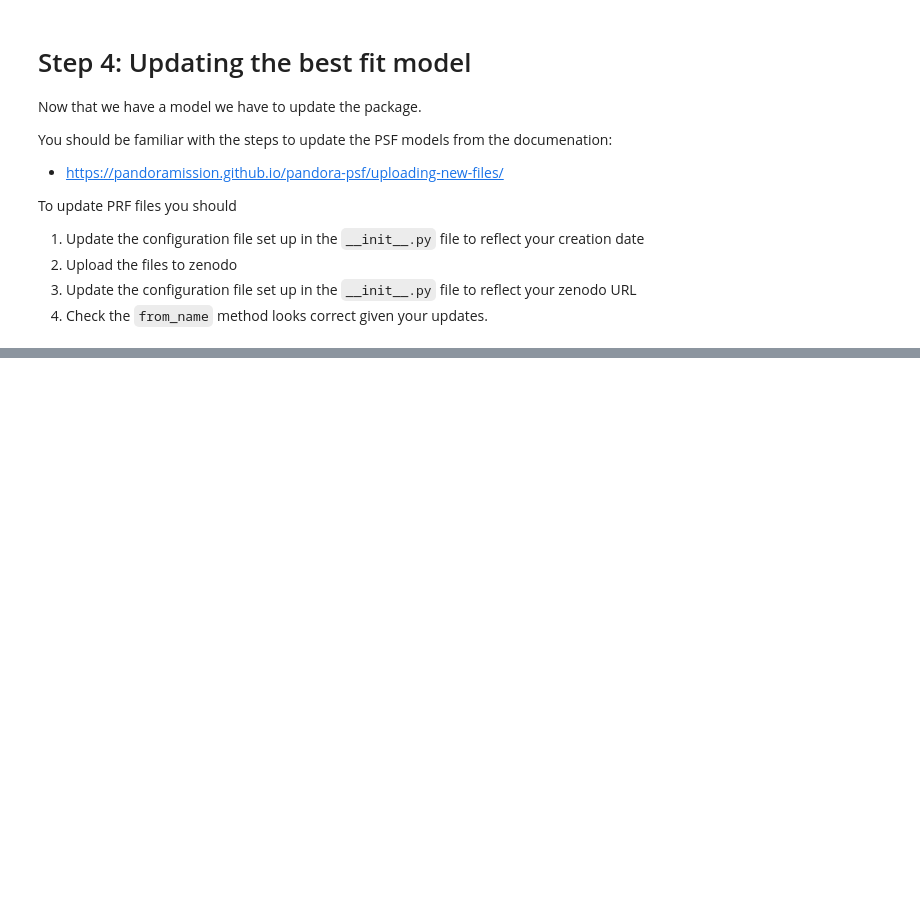
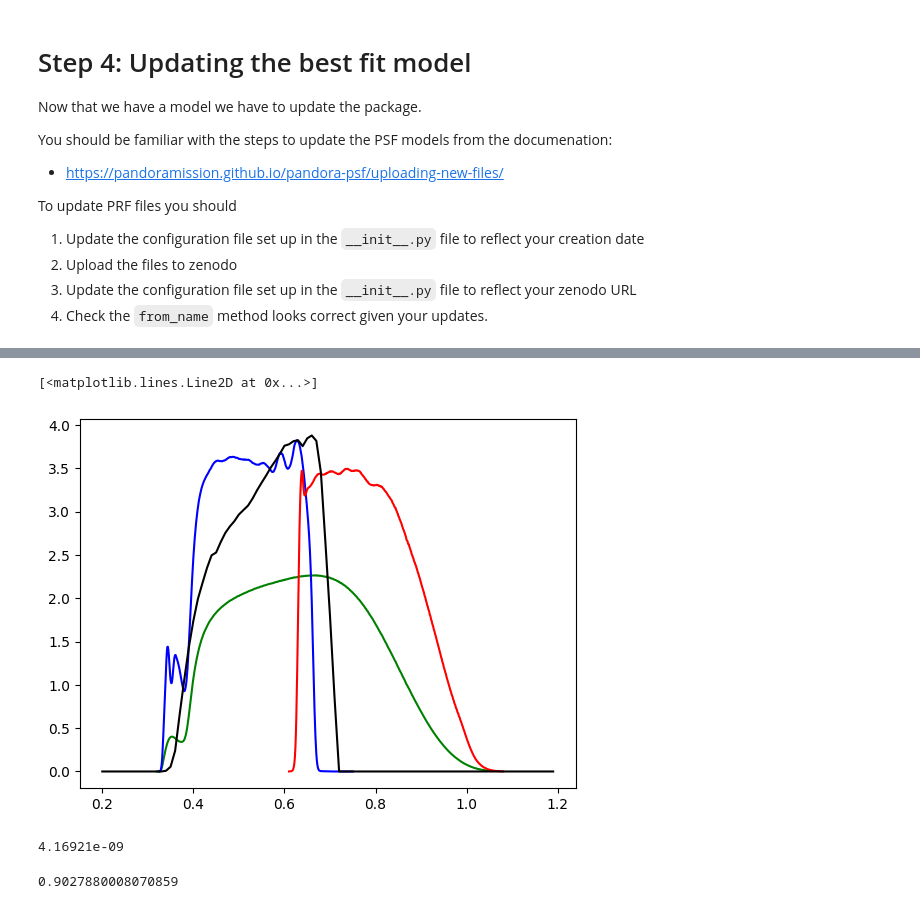
Before and after one commit to PandoraMission/pandora-psf, a Jupyter notebook: docs/calibration/building-new-data-driven-prf-models.ipynb, the cells around one changed output, grey strips where cells are left out. Cells and saved outputs as stored; diff of their text form; code cells hidden in the pictures; blank space fills up the shorter version.

```diff
--- a/docs/calibration/building-new-data-driven-prf-models.ipynb
+++ b/docs/calibration/building-new-data-driven-prf-models.ipynb
@@ -200,0 +225,26 @@ To update PRF files you should
+# %%
+visda = ps.VisibleDetector()
+# %%
+# ax = ps.VisibleDetector().plot_sensitivity()
+
+for band, color in zip(["G", "Gbp", "Grp"], ["g", "b", "r"]):
+    df = pd.read_csv(f"https://svo2.cab.inta-csic.es/svo/theory/fps3/getdata.php?format=ascii&id=GAIA/GAIA3.{band}", header=None, sep=' ')
+    w, s = np.asarray(df[0].values, dtype=float)/1e4, np.asarray(df[1].values, dtype=float)
+    s /= np.trapz(s, w)
+    plt.plot(w, s, label=band, color=color)
+
+w = np.arange(0.2, 1.2, 0.01) * u.micron
+s = visda.sensitivity(w)
+s /= np.trapz(s, w)
+plt.plot(w.value, s.value, c='k')
+# %% [output]
+[<matplotlib.lines.Line2D at 0x...>]
+[figure, added]
+# %%
+4.16921e-9
+# %% [output]
+4.16921e-09
+# %%
+visda.estimate_zeropoint().value/4.16921e-9
+# %% [output]
+0.9027880008070859
```
Also changed, not shown: parts of 13 cells of this notebook, 17 other files.
